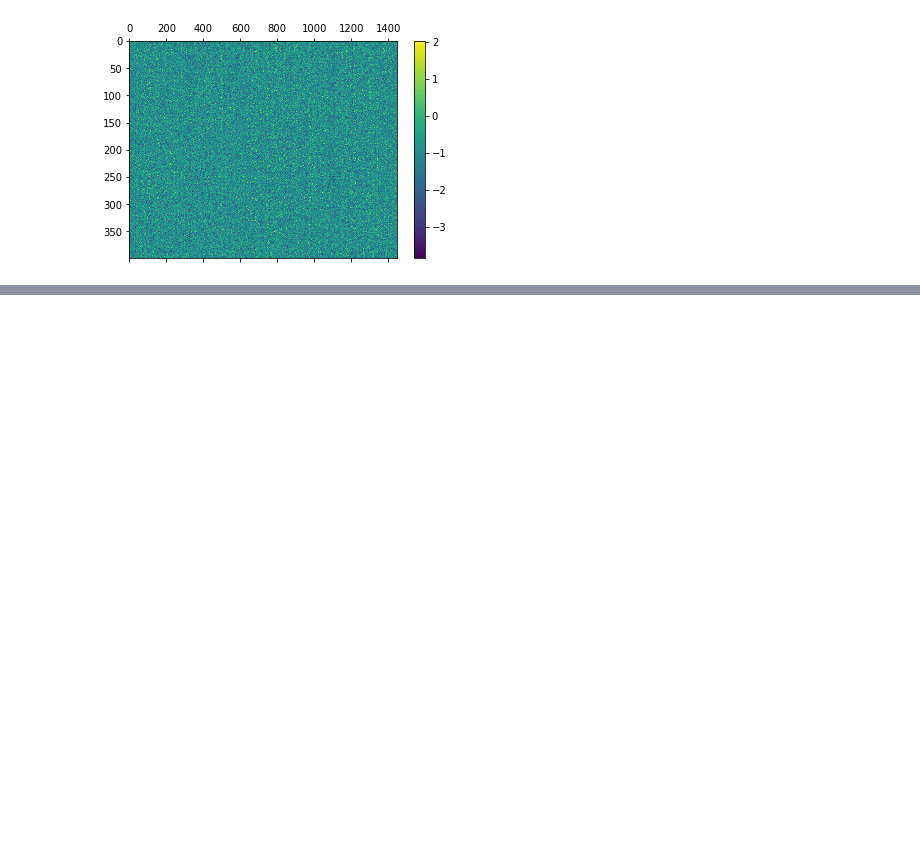
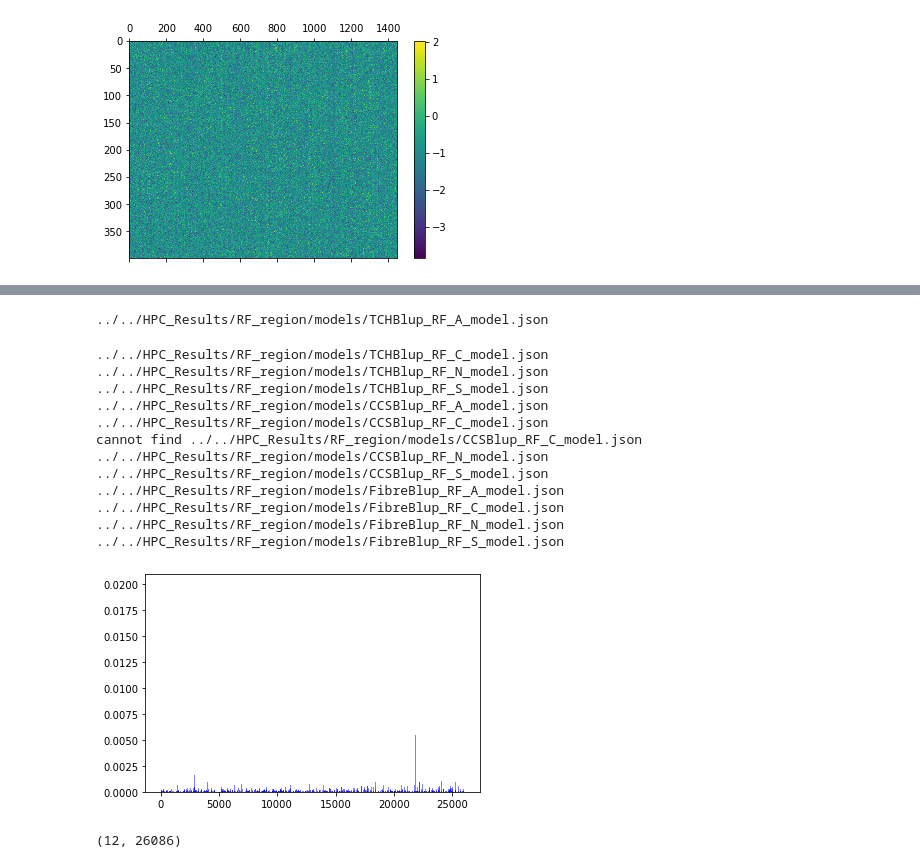
Before and after one commit to CCS-voidBird/PhD_Notebook, a Jupyter notebook: Code/DownStream_Analysis_ML.ipynb, the cells around one changed output, grey strips where cells are left out. Cells and saved outputs as stored; diff of their text form; code cells hidden in the pictures; blank space fills up the shorter version.

```diff
--- a/Code/DownStream_Analysis_ML.ipynb
+++ b/Code/DownStream_Analysis_ML.ipynb
@@ -259,0 +274,41 @@ MemoryError: Unable to allocate 36.0 GiB for an array with shape (34776, 139104)
+# %%
+traits = config["BASIC"]["traits"].split("#")
+regions = ["A","C","N","S"]
+combos = []
+importance_matrix = []
+for trait in traits:
+    for region in regions:
+        combos.append("../../HPC_Results/RF_region/models/"+trait+"_RF_"+region+"_model.json")
+p1 = None
+for combo in combos:
+    print(combo)
+    try:
+        forest = joblib.load(combo)
+        importance = forest.feature_importances_
+        importance_matrix.append(importance)
+    except:
+        print("cannot find "+combo)
+        importance_matrix.append(np.zeros(importance.shape))
+    plt.bar(range(len(importance)),importance,color="blue",alpha=0.5,label=combo)
+    plt.savefig("../../HPC_Results/RF_region/models/"+combo.split("/")[-1].split(".")[0]+".png",pad_inches=0.4)
+
+importance_matrix = np.array(importance_matrix)
+# %% [output]
+../../HPC_Results/RF_region/models/TCHBlup_RF_A_model.json
+../../HPC_Results/RF_region/models/TCHBlup_RF_C_model.json
+../../HPC_Results/RF_region/models/TCHBlup_RF_N_model.json
+../../HPC_Results/RF_region/models/TCHBlup_RF_S_model.json
+../../HPC_Results/RF_region/models/CCSBlup_RF_A_model.json
+../../HPC_Results/RF_region/models/CCSBlup_RF_C_model.json
+cannot find ../../HPC_Results/RF_region/models/CCSBlup_RF_C_model.json
+../../HPC_Results/RF_region/models/CCSBlup_RF_N_model.json
+../../HPC_Results/RF_region/models/CCSBlup_RF_S_model.json
+../../HPC_Results/RF_region/models/FibreBlup_RF_A_model.json
+../../HPC_Results/RF_region/models/FibreBlup_RF_C_model.json
+../../HPC_Results/RF_region/models/FibreBlup_RF_N_model.json
+../../HPC_Results/RF_region/models/FibreBlup_RF_S_model.json
+[figure, added]
+# %%
+importance_matrix.shape
+# %% [output]
+(12, 26086)
```
Also changed, not shown: parts of 7 cells of this notebook, 2 other files.
